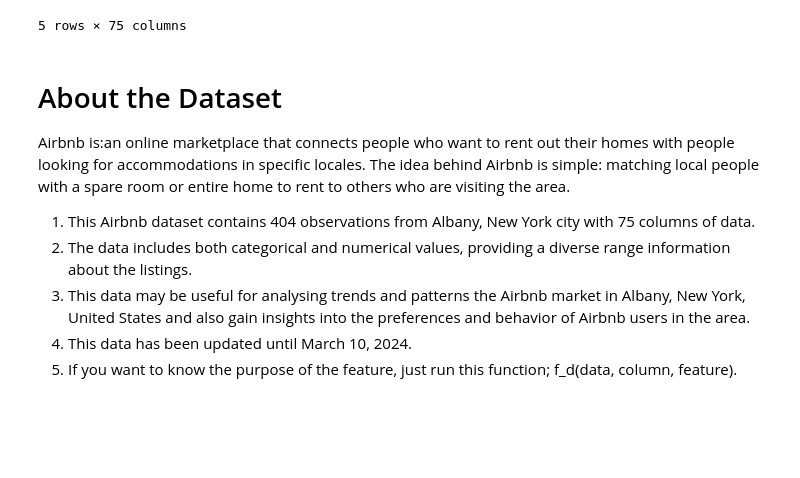
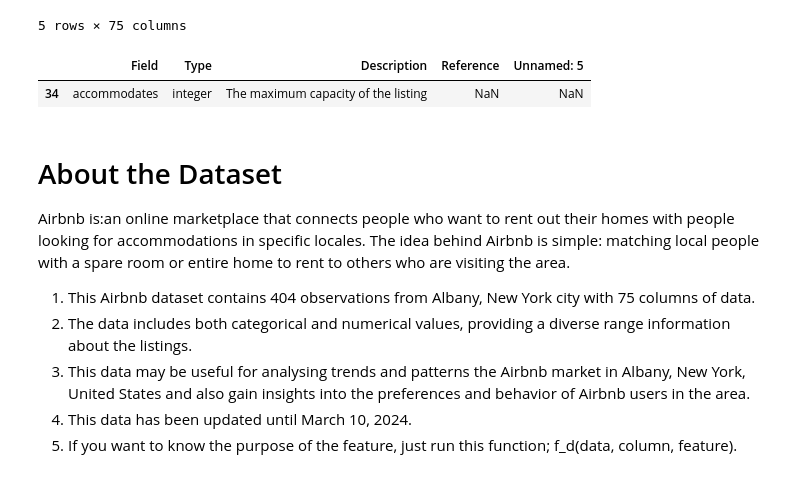
Before and after one commit to mohammed-morsy/electro_pi_project_2, a Jupyter notebook: Airbnb Listing EDA project.ipynb, the cells around one changed output. Saved outputs shown, nothing was run; the diff lists cells and outputs as text; code cells hidden in the pictures; blank space fills up the shorter version.

```diff
--- a/Airbnb Listing EDA project.ipynb
+++ b/Airbnb Listing EDA project.ipynb
@@ -54,6 +54,11 @@ def f_d(feature, data=v_d, column='Field'):
     column: The column contains the feature names, and the default column is Field.
     '''
     return data[data[column]==feature]
+# %%
+f_d('accommodates')
+# %% [output]
+|  | Field | Type | Description | Reference | Unnamed: 5 |
+| 34 | accommodates | integer | The maximum capacity of the listing | NaN | NaN |
 # %% [markdown]
 # About the Dataset
 Airbnb is:an online marketplace that connects people who want to rent out their homes with people looking  for accommodations in specific locales. The idea behind Airbnb is simple: matching local people with a spare room or entire home to rent to others who are visiting the area.
```
Also changed, not shown: parts of 11 cells of this notebook.
